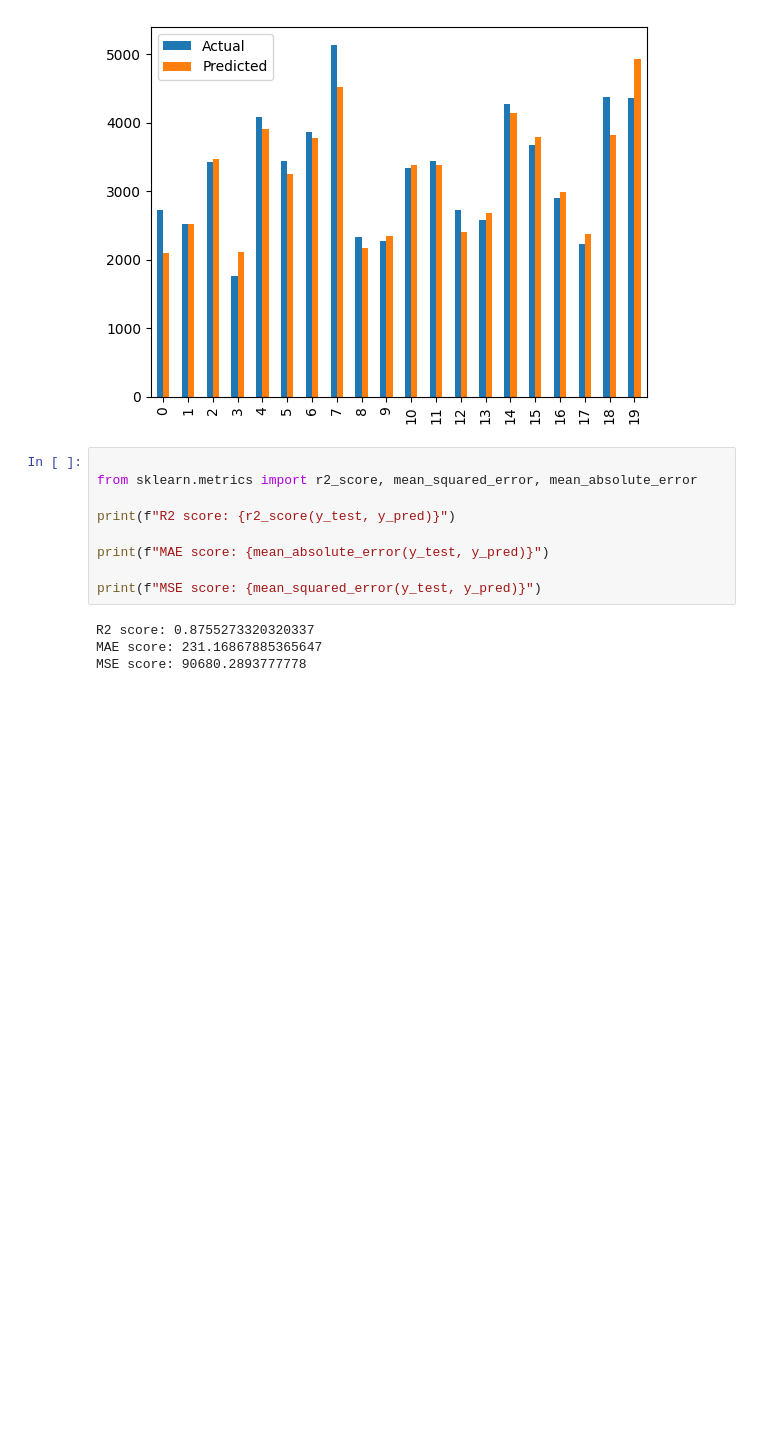
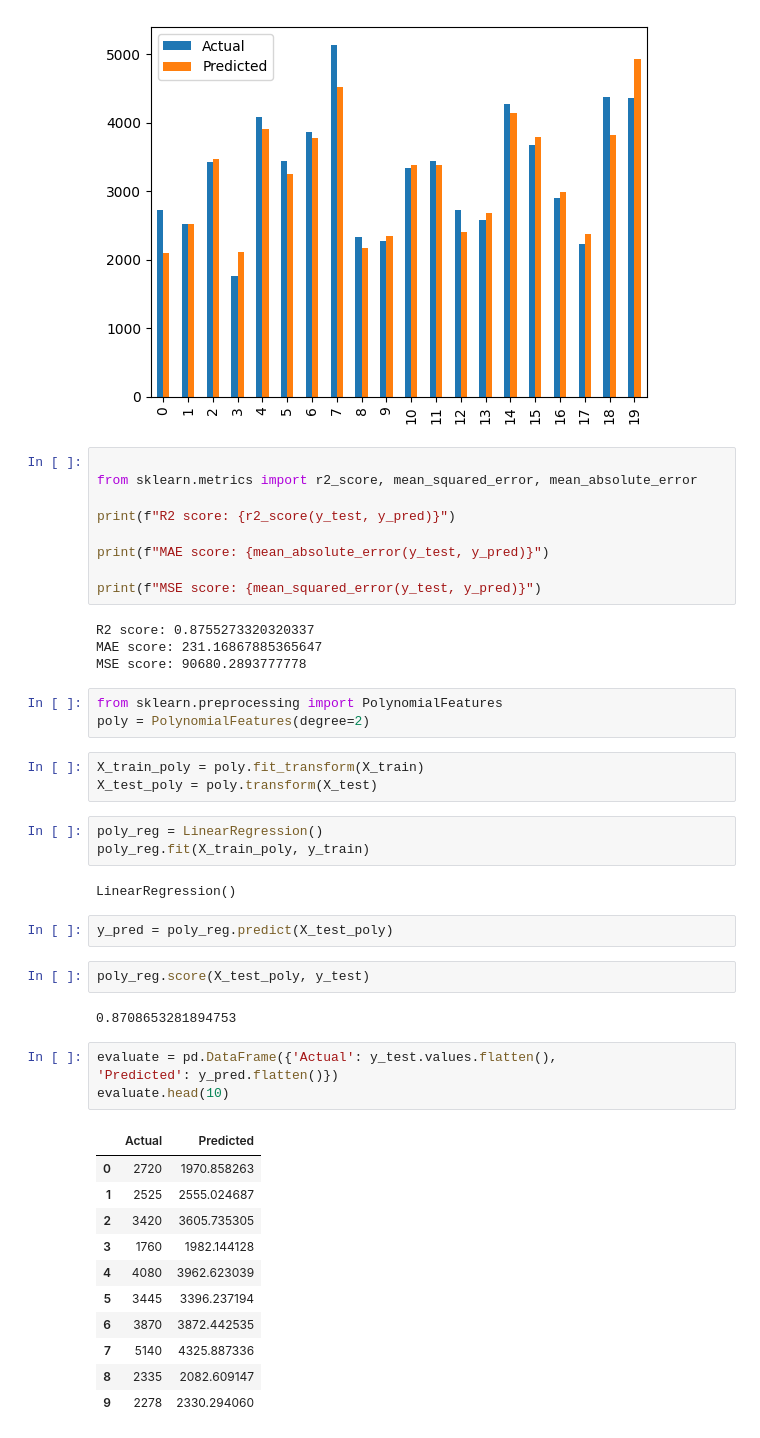
Before and after one commit to GHAUTHAM2509/data_analytics_da, a Jupyter notebook: 23BCE0487.ipynb, the cells around one changed output. Drawn from its saved outputs; the diff is of its cells as text; blank space fills up the shorter version.

```diff
--- a/23BCE0487.ipynb
+++ b/23BCE0487.ipynb
@@ -608,3 +608,36 @@ print(f"MSE score: {mean_squared_error(y_test, y_pred)}")
 R2 score: 0.8755273320320337
 MAE score: 231.16867885365647
 MSE score: 90680.2893777778
+# %%
+from sklearn.preprocessing import PolynomialFeatures
+poly = PolynomialFeatures(degree=2)
+# %%
+X_train_poly = poly.fit_transform(X_train)
+X_test_poly = poly.transform(X_test)
+# %%
+poly_reg = LinearRegression()
+poly_reg.fit(X_train_poly, y_train)
+# %% [output]
+LinearRegression()
+# %%
+y_pred = poly_reg.predict(X_test_poly)
+# %%
+poly_reg.score(X_test_poly, y_test)
+# %% [output]
+0.8708653281894753
+# %%
+evaluate = pd.DataFrame({'Actual': y_test.values.flatten(),
+'Predicted': y_pred.flatten()})
+evaluate.head(10)
+# %% [output]
+|  | Actual | Predicted |
+| 0 | 2720 | 1970.858263 |
+| 1 | 2525 | 2555.024687 |
+| 2 | 3420 | 3605.735305 |
+| 3 | 1760 | 1982.144128 |
+| 4 | 4080 | 3962.623039 |
+| 5 | 3445 | 3396.237194 |
+| 6 | 3870 | 3872.442535 |
+| 7 | 5140 | 4325.887336 |
+| 8 | 2335 | 2082.609147 |
+| 9 | 2278 | 2330.294060 |
```
Also changed, not shown: parts of 12 cells of this notebook.
